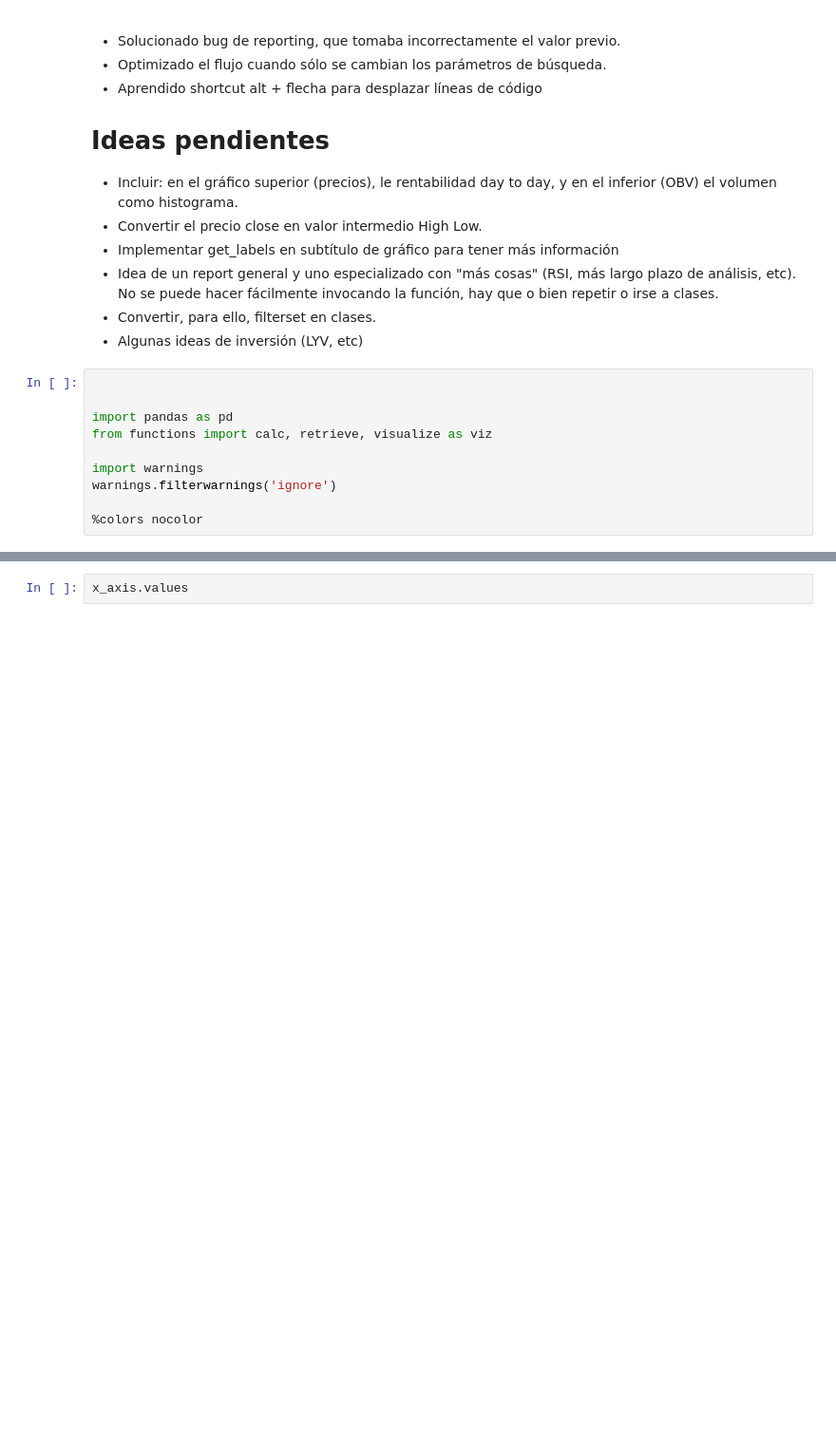
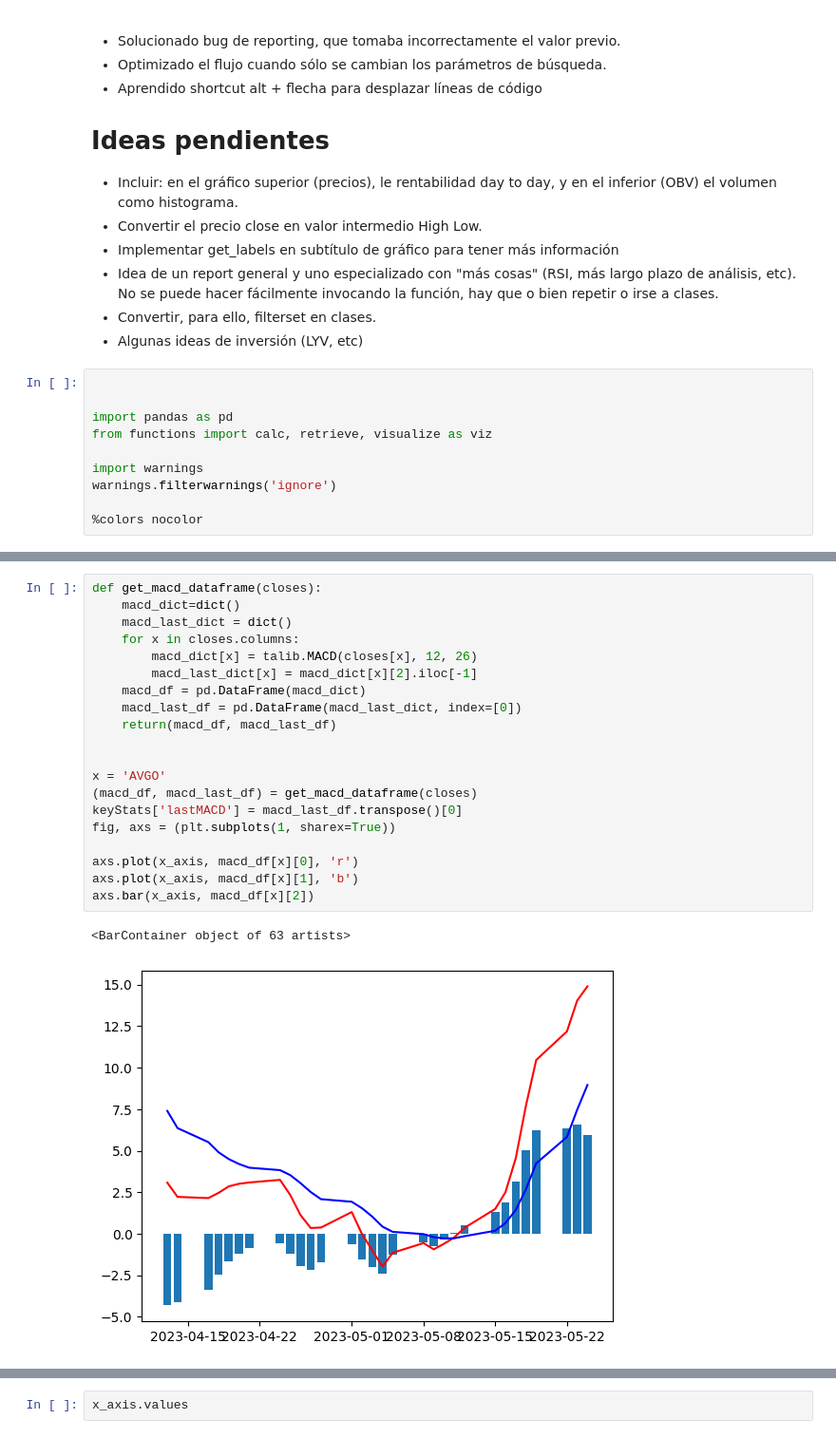
Before and after one commit to pablomleal/TA_Lib, a Jupyter notebook: index.ipynb, the cells around one changed output, grey strips where cells are left out. Shown: that part at 95% size. Drawn from its saved outputs; the diff is of its cells as text; blank space fills up the shorter version.

```diff
--- a/index.ipynb
+++ b/index.ipynb
@@ -179,0 +213,23 @@ OBV_df['GOOGL'].mean()
+# %%
+def get_macd_dataframe(closes):
+    macd_dict=dict()
+    macd_last_dict = dict()
+    for x in closes.columns:
+        macd_dict[x] = talib.MACD(closes[x], 12, 26)
+        macd_last_dict[x] = macd_dict[x][2].iloc[-1]
+    macd_df = pd.DataFrame(macd_dict)
+    macd_last_df = pd.DataFrame(macd_last_dict, index=[0])
+    return(macd_df, macd_last_df)
+
+
+x = 'AVGO'
+(macd_df, macd_last_df) = get_macd_dataframe(closes)
+keyStats['lastMACD'] = macd_last_df.transpose()[0]
+fig, axs = (plt.subplots(1, sharex=True))
+
+axs.plot(x_axis, macd_df[x][0], 'r')
+axs.plot(x_axis, macd_df[x][1], 'b')
+axs.bar(x_axis, macd_df[x][2])
+# %% [output]
+<BarContainer object of 63 artists>
+[figure, added]
```
Also changed, not shown: parts of 15 cells of this notebook, 7 other files.
